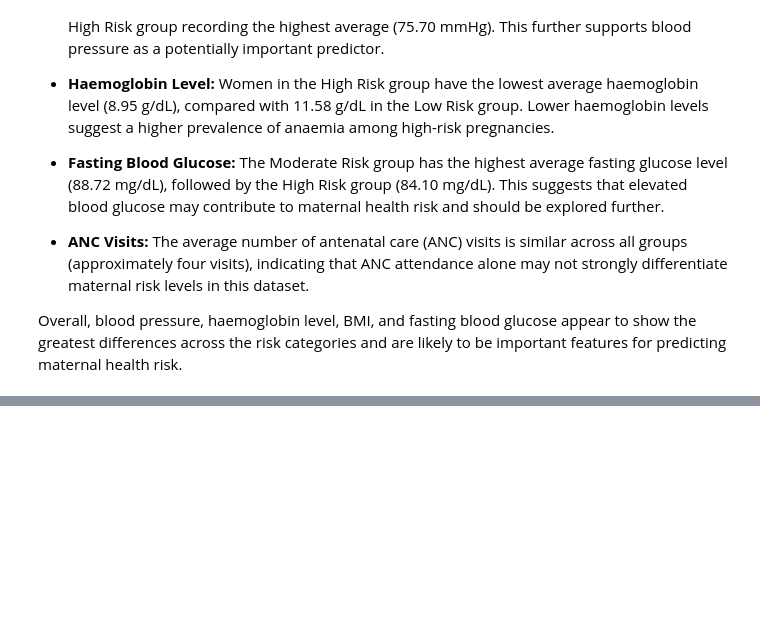
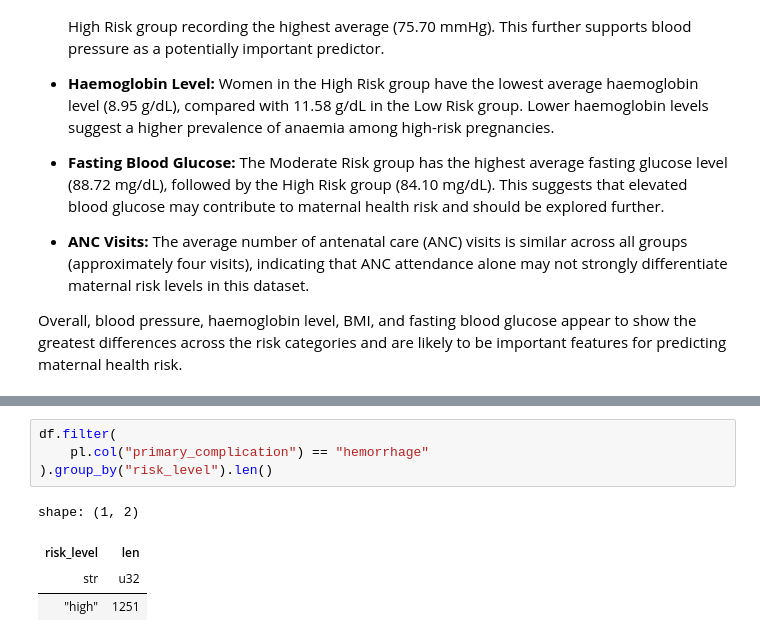
Before and after one commit to Elugbindin-Kehinde-Rashidat/Pregnancy-Journey-Partner-Project, a Jupyter notebook: notebooks/01_exploratory_data_analysis.ipynb, the cells around one changed output, grey strips where cells are left out. Cells and saved outputs as stored; diff of their text form; blank space fills up the shorter version.

```diff
--- a/notebooks/01_exploratory_data_analysis.ipynb
+++ b/notebooks/01_exploratory_data_analysis.ipynb
@@ -749,0 +754,9 @@ The next stage of the project will involve:
+# %%
+df.filter(
+    pl.col("primary_complication") == "hemorrhage"
+).group_by("risk_level").len()
+# %% [output]
+shape: (1, 2)
+| risk_level | len |
+| str | u32 |
+| "high" | 1251 |
```
Also changed, not shown: parts of 5 cells of this notebook, 11 other files.
